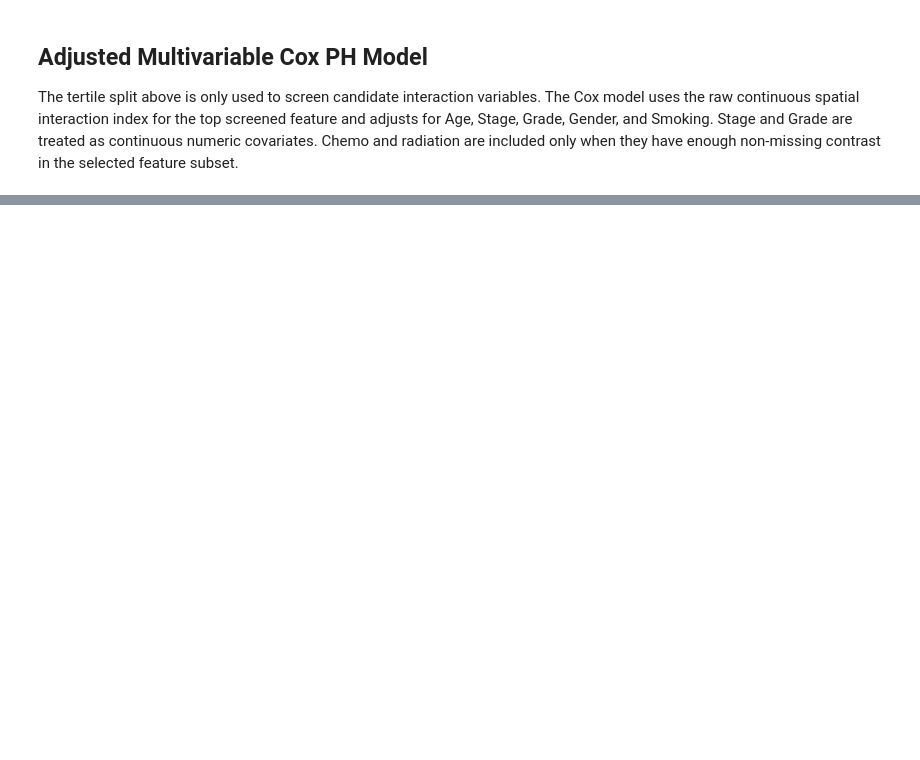
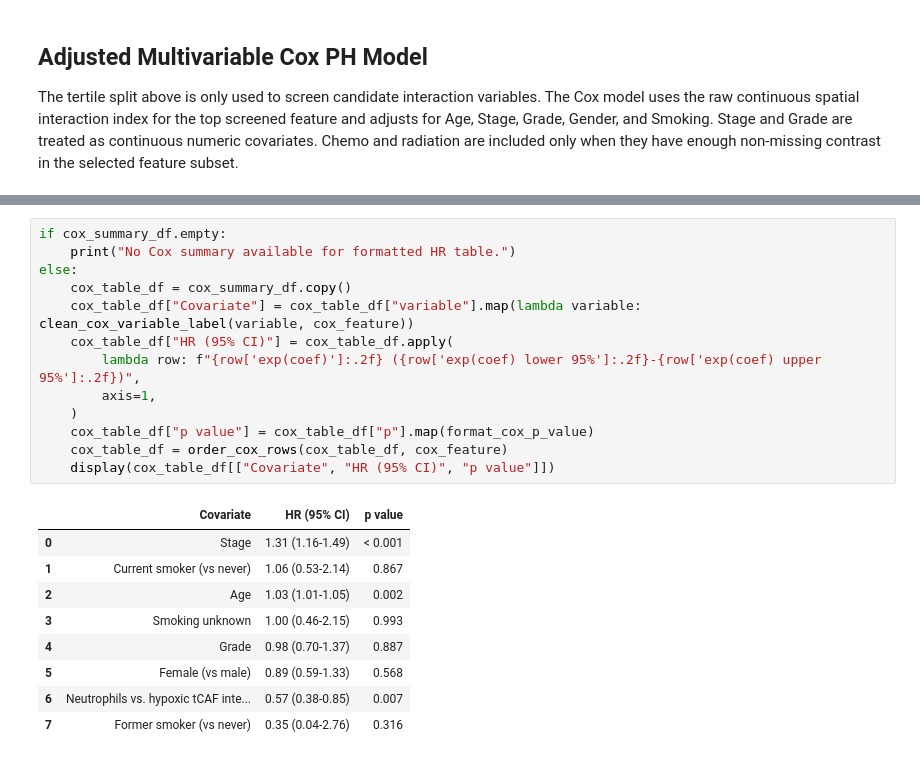
Before and after one commit to QBRC/multiTAP, a Jupyter notebook: notebooks/nsclc_spatial_quantile_survival.ipynb, the cells around one changed output, grey strips where cells are left out. Drawn from its saved outputs; the diff is of its cells as text; blank space fills up the shorter version.

```diff
--- a/notebooks/nsclc_spatial_quantile_survival.ipynb
+++ b/notebooks/nsclc_spatial_quantile_survival.ipynb
@@ -667,0 +838,23 @@ else:
+# %%
+if cox_summary_df.empty:
+    print("No Cox summary available for formatted HR table.")
+else:
+    cox_table_df = cox_summary_df.copy()
+    cox_table_df["Covariate"] = cox_table_df["variable"].map(lambda variable: clean_cox_variable_label(variable, cox_feature))
+    cox_table_df["HR (95% CI)"] = cox_table_df.apply(
+        lambda row: f"{row['exp(coef)']:.2f} ({row['exp(coef) lower 95%']:.2f}-{row['exp(coef) upper 95%']:.2f})",
+        axis=1,
+    )
+    cox_table_df["p value"] = cox_table_df["p"].map(format_cox_p_value)
+    cox_table_df = order_cox_rows(cox_table_df, cox_feature)
+    display(cox_table_df[["Covariate", "HR (95% CI)", "p value"]])
+# %% [output]
+|  | Covariate | HR (95% CI) | p value |
+| 0 | Stage | 1.31 (1.16-1.49) | < 0.001 |
+| 1 | Current smoker (vs never) | 1.06 (0.53-2.14) | 0.867 |
+| 2 | Age | 1.03 (1.01-1.05) | 0.002 |
+| 3 | Smoking unknown | 1.00 (0.46-2.15) | 0.993 |
+| 4 | Grade | 0.98 (0.70-1.37) | 0.887 |
+| 5 | Female (vs male) | 0.89 (0.59-1.33) | 0.568 |
+| 6 | Neutrophils vs. hypoxic tCAF inte... | 0.57 (0.38-0.85) | 0.007 |
+| 7 | Former smoker (vs never) | 0.35 (0.04-2.76) | 0.316 |
```
Also changed, not shown: parts of 8 cells of this notebook.
